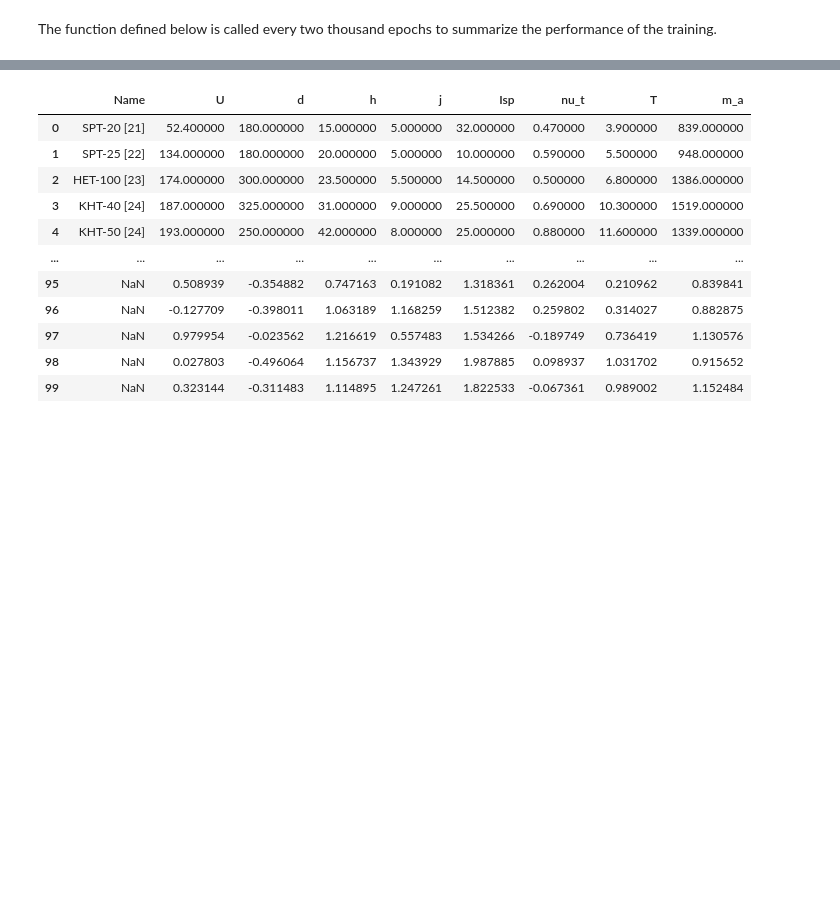
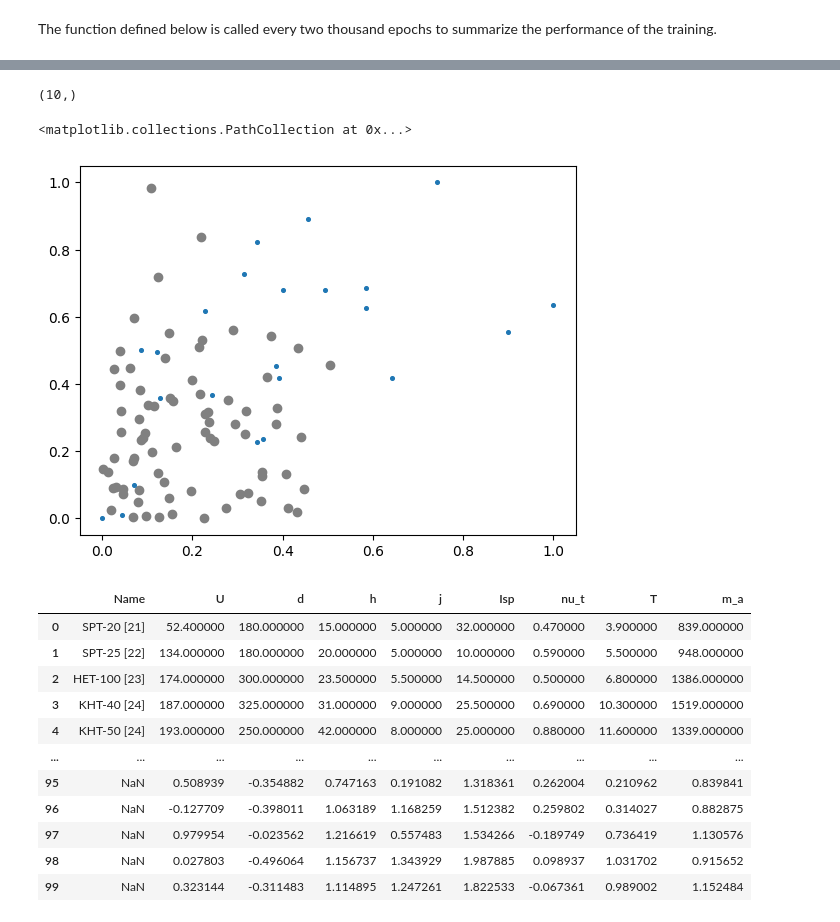
Before and after one commit to advpropsys/hetfit_scientific, a Jupyter notebook: utils/1d-gan.ipynb, the cells around one changed output, grey strips where cells are left out. Cells and saved outputs as stored; diff of their text form; code cells hidden in the pictures; blank space fills up the shorter version.

```diff
--- a/utils/1d-gan.ipynb
+++ b/utils/1d-gan.ipynb
@@ -284,3 +305,13 @@ x,y=predict(100)
+# %%
+x[:,7][x[:,7]>0][:10].shape
+# %% [output]
+(10,)
+# %%
+plt.scatter(x[:,2][x[:,2]>0],x[:,7][x[:,7]>0][:76],c='gray')
+plt.scatter(dfs.iloc[:,3],dfs.iloc[:,-1],s=7)
+# %% [output]
+<matplotlib.collections.PathCollection at 0x...>
+[figure, added]
 # %%
 pd.concat([df,pd.DataFrame(x,columns=df.columns[1:])])
 # %% [output]
```
Also changed, not shown: parts of 8 cells of this notebook, 6 other files.
